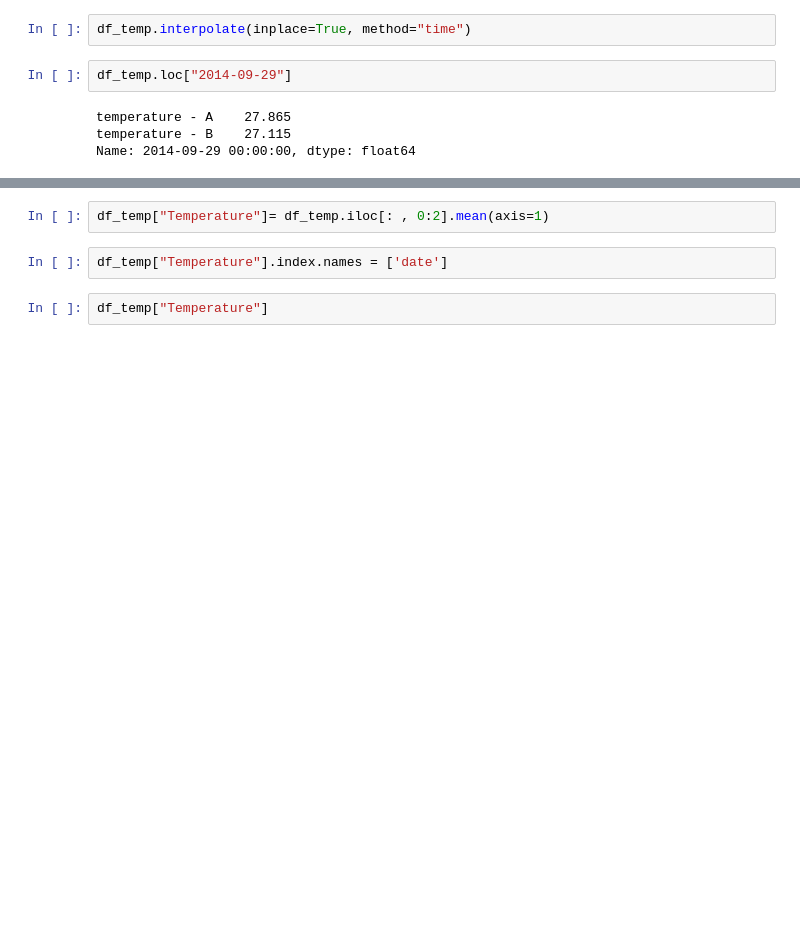
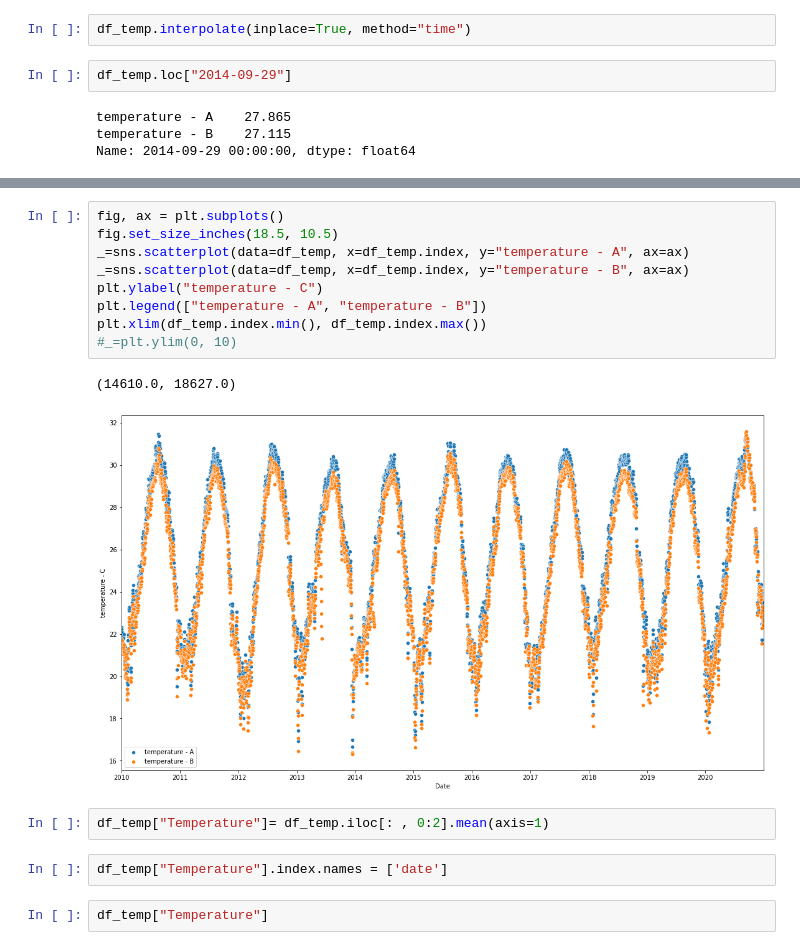
Before and after one commit to efratkohen/Project, a Jupyter notebook: Temperature upload.ipynb, the cells around one changed output, grey strips where cells are left out. Cells and saved outputs as stored; diff of their text form; blank space fills up the shorter version.

Commit message:
Add graph

```diff
--- a/Temperature upload.ipynb
+++ b/Temperature upload.ipynb
@@ -70,3 +72,15 @@ df_temp
+# %%
+fig, ax = plt.subplots()
+fig.set_size_inches(18.5, 10.5)
+_=sns.scatterplot(data=df_temp, x=df_temp.index, y="temperature - A", ax=ax)
+_=sns.scatterplot(data=df_temp, x=df_temp.index, y="temperature - B", ax=ax)
+plt.ylabel("temperature - C")
+plt.legend(["temperature - A", "temperature - B"])
+plt.xlim(df_temp.index.min(), df_temp.index.max())
+#_=plt.ylim(0, 10)
+# %% [output]
+(14610.0, 18627.0)
+[figure, added]
 # %%
 df_temp["Temperature"]= df_temp.iloc[: , 0:2].mean(axis=1)
 # %%
```
Also changed, not shown: parts of 4 cells of this notebook.
